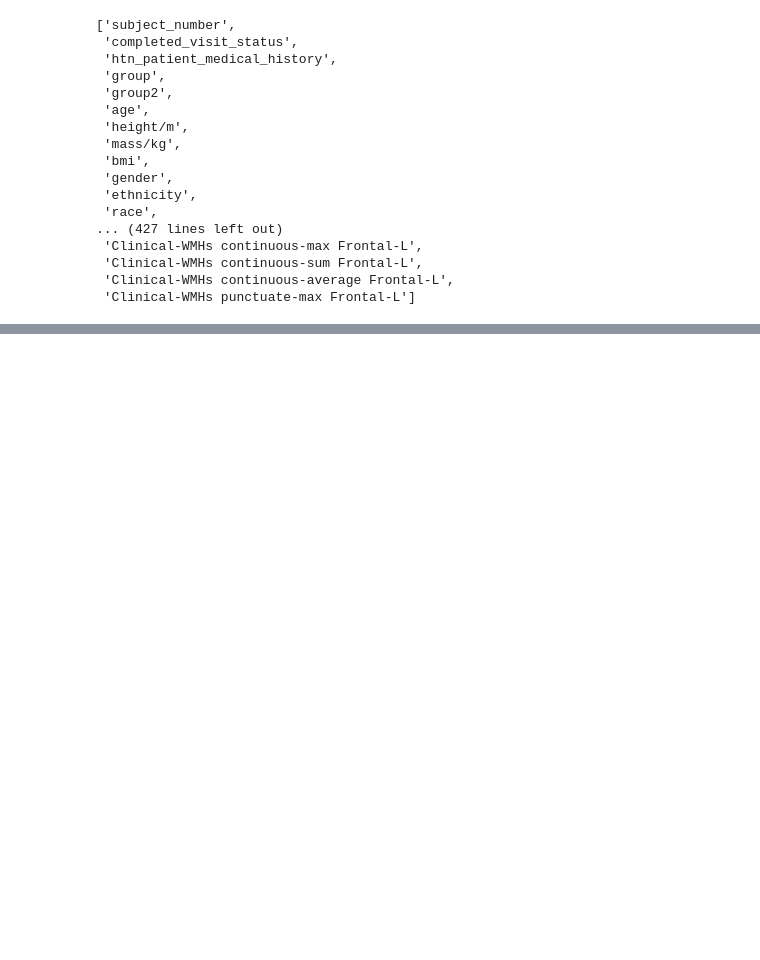
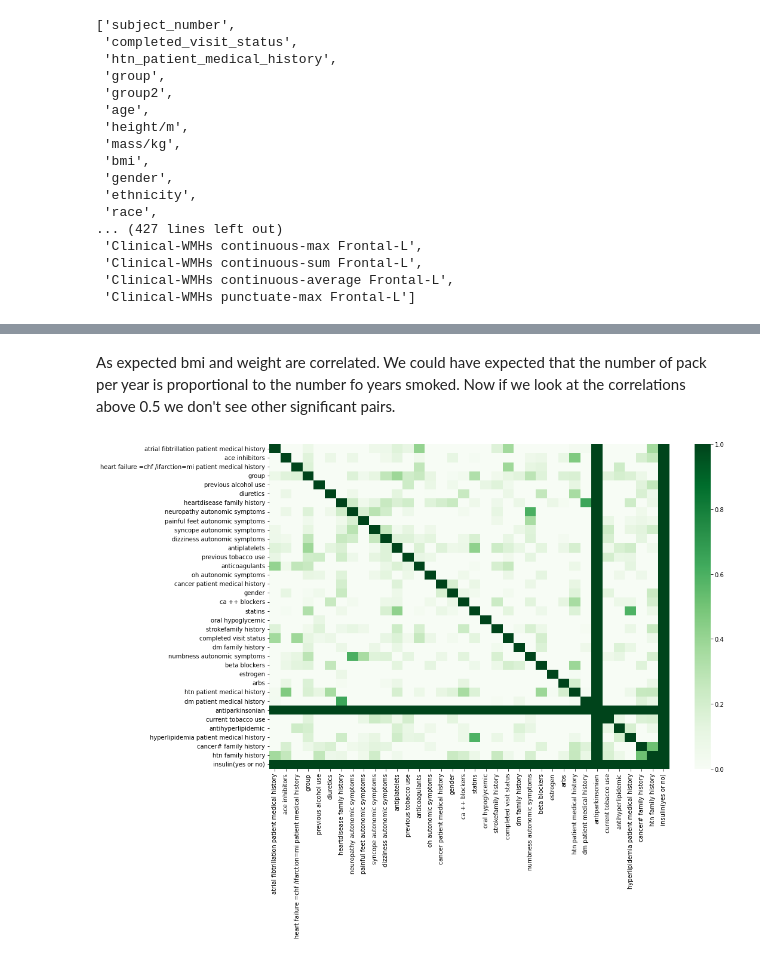
Before and after one commit to victoriafathi/DiabetesFork, a Jupyter notebook: data_exploration/cerebral_elderly_stroke.ipynb, the cells around one changed output, grey strips where cells are left out. Saved outputs shown, nothing was run; the diff lists cells and outputs as text; code cells hidden in the pictures; blank space fills up the shorter version.

```diff
--- a/data_exploration/cerebral_elderly_stroke.ipynb
+++ b/data_exploration/cerebral_elderly_stroke.ipynb
@@ -315,0 +852,9 @@ df_v3.to_csv("../data/cerebral_elderly_stroke/exploration/cerebral_elderly_strok
+# %% [markdown]
+As expected bmi and weight are correlated. We could have expected that the number of pack per year is proportional to the number fo years smoked. Now if we look at the correlations above 0.5 we don't see other significant pairs.
+# %%
+corr_cramer = prof.description_set["correlations"]['cramers']
+plt.figure(figsize=(15,10))
+sns.heatmap(corr_cramer, cmap="Greens")
+plt.show()
+# %% [output]
+[figure, added]
```
Also changed, not shown: parts of 143 cells of this notebook, 1 other file.
